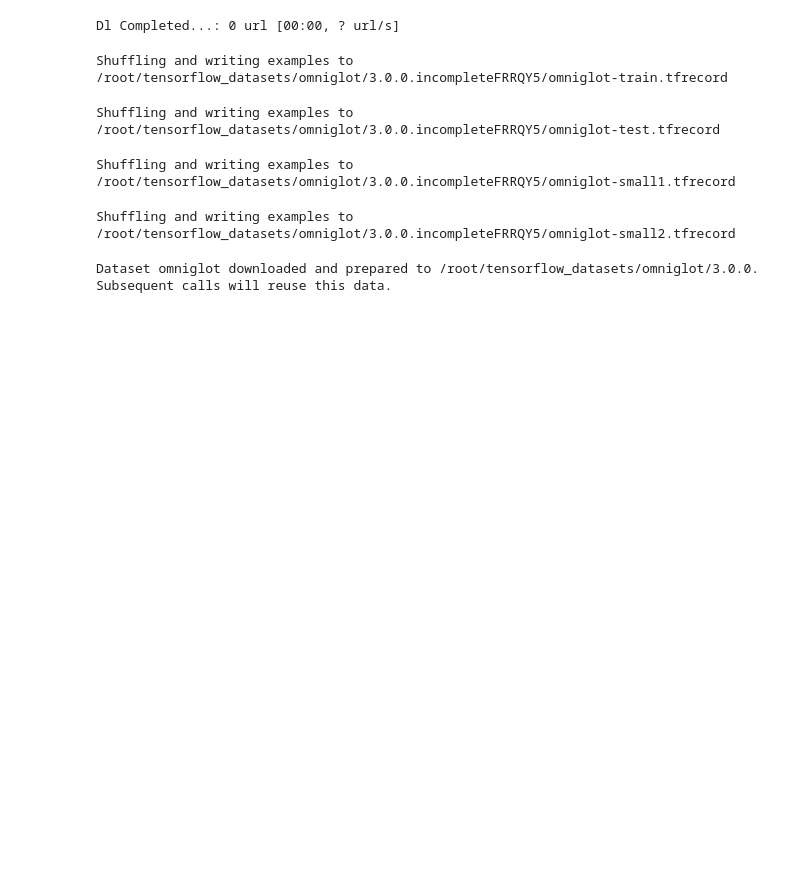
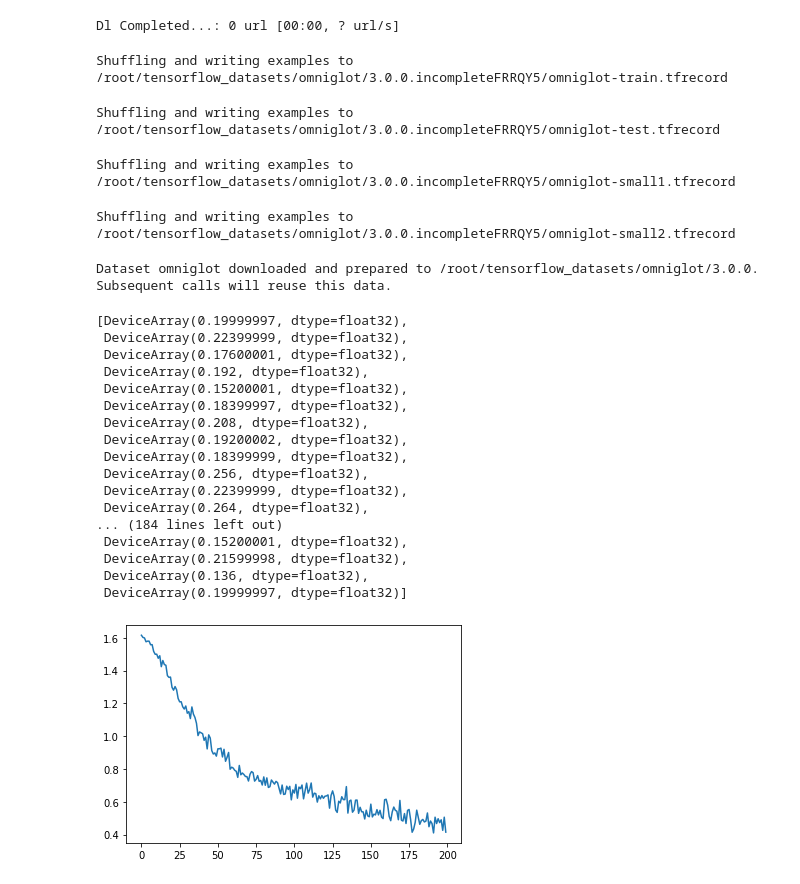
Before and after one commit to Dikshuy/jax-MAML, a Jupyter notebook: maml_omniglot.ipynb, the cells around one changed output. Cells and saved outputs as stored; diff of their text form; code cells hidden in the pictures; blank space fills up the shorter version.

```diff
--- a/maml_omniglot.ipynb
+++ b/maml_omniglot.ipynb
@@ -290,7 +290,26 @@ for i in tqdm(range(TRAIN_STEPS)):
 net_params = get_params(opt_state)
 # %%
 plt.plot(np.arange(TRAIN_STEPS), np.array(maml_losses))
-maml_losses
-maml_accuracy
+# maml_losses
+# maml_accuracy
+# %% [output]
+[DeviceArray(0.19999997, dtype=float32),
+ DeviceArray(0.22399999, dtype=float32),
+ DeviceArray(0.17600001, dtype=float32),
+ DeviceArray(0.192, dtype=float32),
+ DeviceArray(0.15200001, dtype=float32),
+ DeviceArray(0.18399997, dtype=float32),
+ DeviceArray(0.208, dtype=float32),
+ DeviceArray(0.19200002, dtype=float32),
+ DeviceArray(0.18399999, dtype=float32),
+ DeviceArray(0.256, dtype=float32),
+ DeviceArray(0.22399999, dtype=float32),
+ DeviceArray(0.264, dtype=float32),
+... (184 lines left out)
+ DeviceArray(0.15200001, dtype=float32),
+ DeviceArray(0.21599998, dtype=float32),
+ DeviceArray(0.136, dtype=float32),
+ DeviceArray(0.19999997, dtype=float32)]
+[figure, added]
 # %%
 plt.plot(np.arange(TRAIN_STEPS), np.array(maml_accuracy))
```
Also changed, not shown: parts of 1 cell of this notebook.
